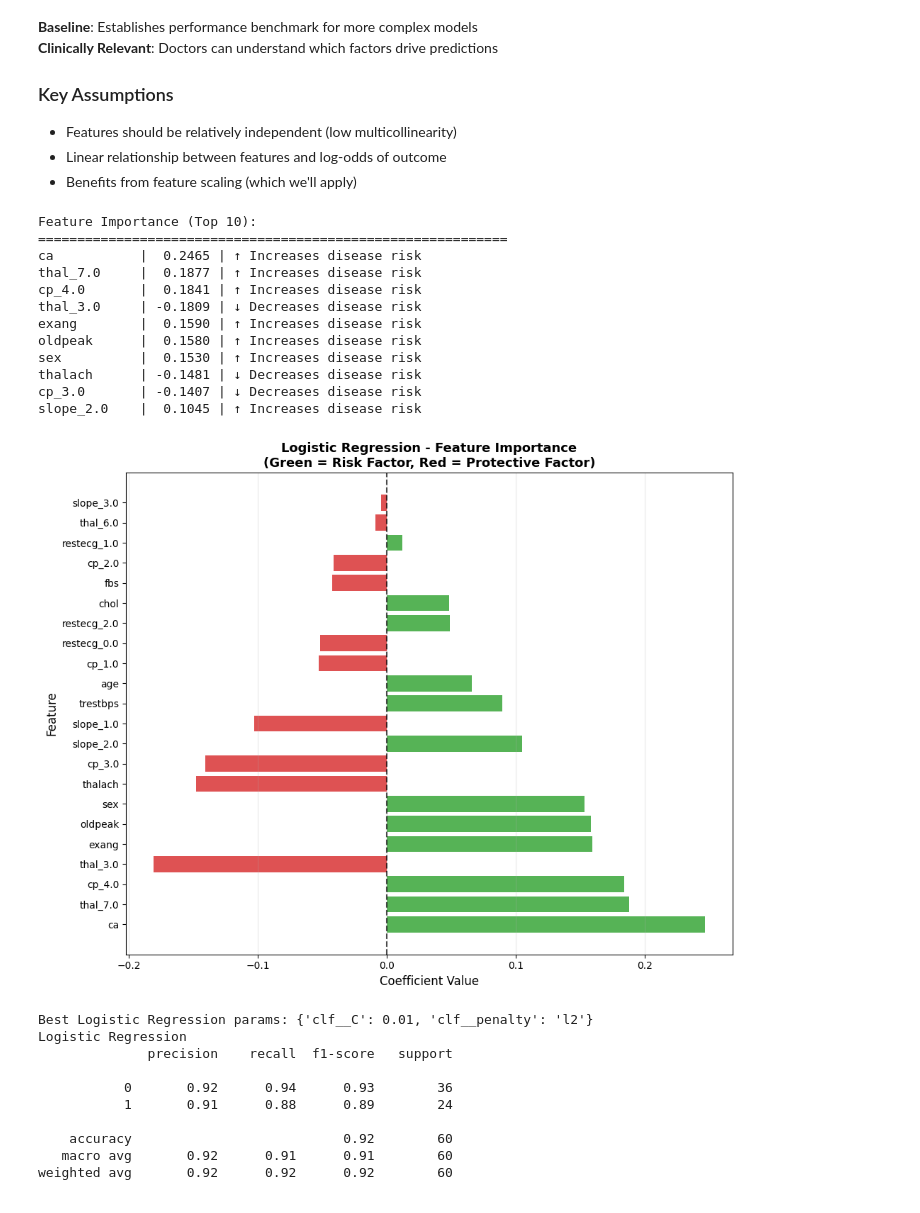
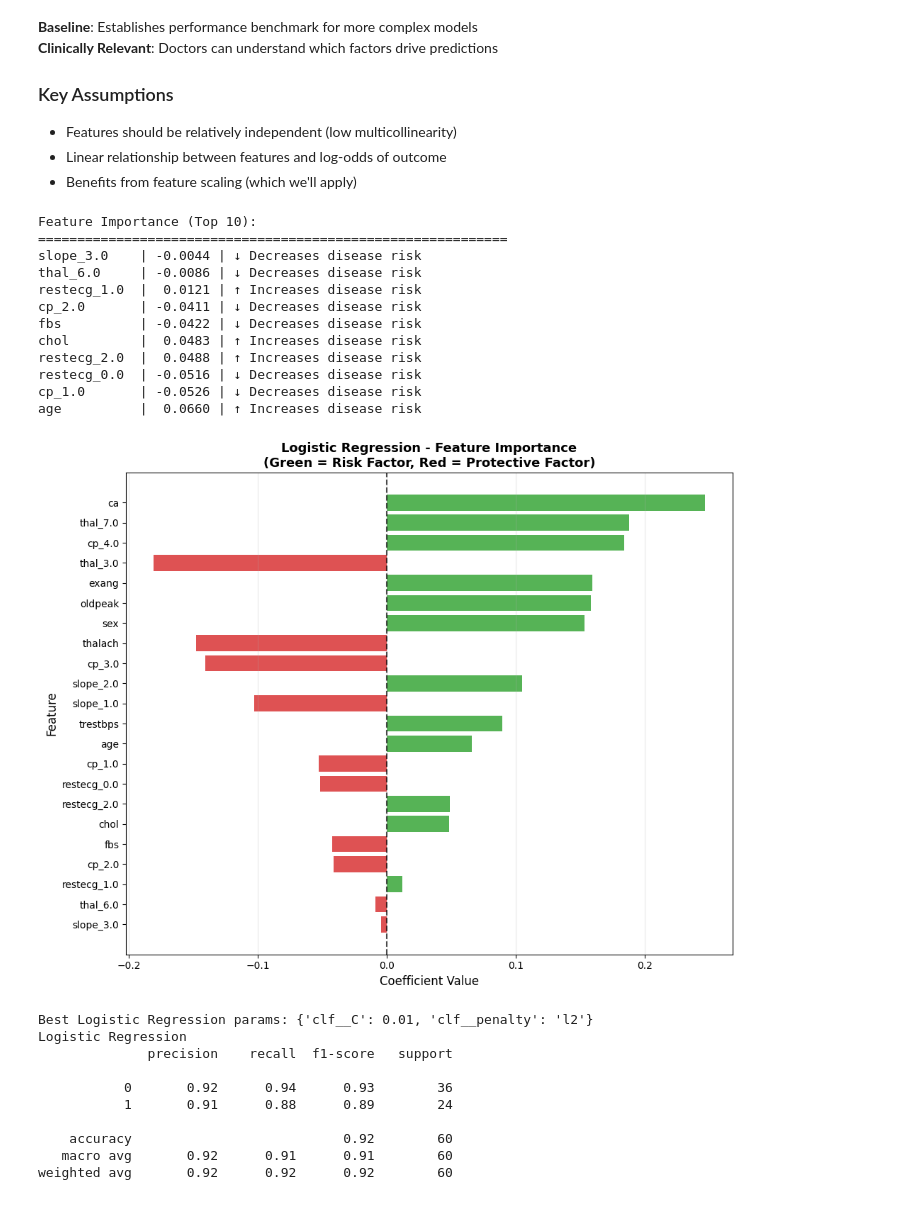
Before and after one commit to vinhbin/heartdiseaseDS, a Jupyter notebook: modeling_nb.ipynb, the cells around one changed output. Saved outputs shown, nothing was run; the diff lists cells and outputs as text; code cells hidden in the pictures.

Commit message:
changed log reg feature importance chart

```diff
--- a/modeling_nb.ipynb
+++ b/modeling_nb.ipynb
@@ -170,45 +170,45 @@ log_reg_grid = GridSearchCV(
 )
 
 log_reg_grid.fit(X_train, y_train)
 log_reg_best = log_reg_grid.best_estimator_
 
 feature_importance = pd.DataFrame({
     'Feature': X_train.columns,
     'Coefficient': log_reg_best.named_steps['clf'].coef_[0]
-}).sort_values('Coefficient', key=abs, ascending=False)
+}).sort_values('Coefficient', key=abs, ascending=True)
 
 print("\nFeature Importance (Top 10):")
 print("="*60)
 for idx, row in feature_importance.head(10).iterrows():
     direction = "↑ Increases" if row['Coefficient'] > 0 else "↓ Decreases"
     print(f"{row['Feature']:12s} | {row['Coefficient']:7.4f} | {direction} disease risk")
 
 # Visualize Feature Importance
 plt.figure(figsize=(10, 8))
 colors = ['#d62728' if x < 0 else '#2ca02c' for x in feature_importance['Coefficient']]
 plt.barh(feature_importance['Feature'], feature_importance['Coefficient'], color=colors, alpha=0.8)
 plt.xlabel('Coefficient Value', fontsize=12)
 plt.ylabel('Feature', fontsize=12)
 plt.title('Logistic Regression - Feature Importance\n(Green = Risk Factor, Red = Protective Factor)',
           fontsize=13, fontweight='bold')
 plt.axvline(x=0, color='black', linestyle='--', linewidth=1.5, alpha=0.7)
 plt.grid(axis='x', alpha=0.3)
 plt.tight_layout()
 plt.show()
 # %% [output]
 Feature Importance (Top 10):
 ============================================================
-ca           |  0.2465 | ↑ Increases disease risk
-thal_7.0     |  0.1877 | ↑ Increases disease risk
-cp_4.0       |  0.1841 | ↑ Increases disease risk
-thal_3.0     | -0.1809 | ↓ Decreases disease risk
-exang        |  0.1590 | ↑ Increases disease risk
-oldpeak      |  0.1580 | ↑ Increases disease risk
-sex          |  0.1530 | ↑ Increases disease risk
-thalach      | -0.1481 | ↓ Decreases disease risk
-cp_3.0       | -0.1407 | ↓ Decreases disease risk
-slope_2.0    |  0.1045 | ↑ Increases disease risk
+slope_3.0    | -0.0044 | ↓ Decreases disease risk
+thal_6.0     | -0.0086 | ↓ Decreases disease risk
+restecg_1.0  |  0.0121 | ↑ Increases disease risk
+cp_2.0       | -0.0411 | ↓ Decreases disease risk
+fbs          | -0.0422 | ↓ Decreases disease risk
+chol         |  0.0483 | ↑ Increases disease risk
+restecg_2.0  |  0.0488 | ↑ Increases disease risk
+restecg_0.0  | -0.0516 | ↓ Decreases disease risk
+cp_1.0       | -0.0526 | ↓ Decreases disease risk
+age          |  0.0660 | ↑ Increases disease risk
-[figure, old version]
+[figure, new version]
 # %%
 '''Logistic Regression (Baseline)'''
 
```
